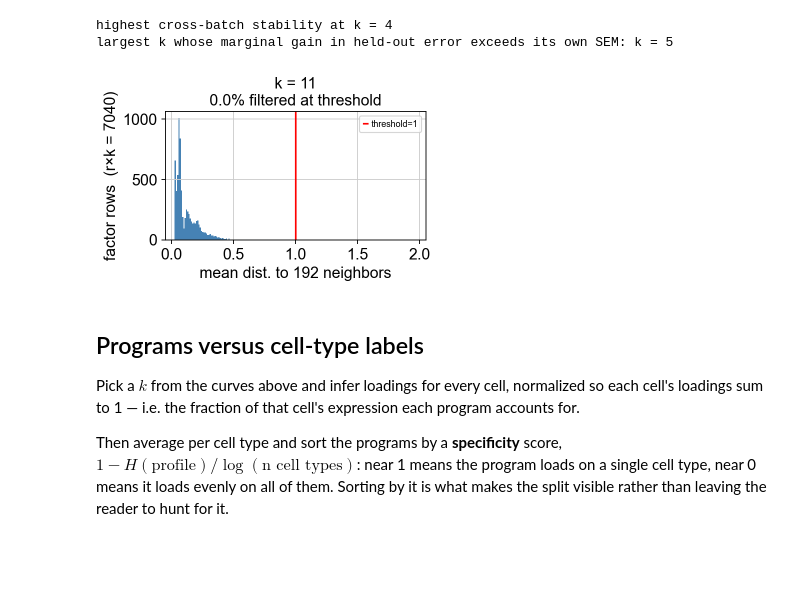
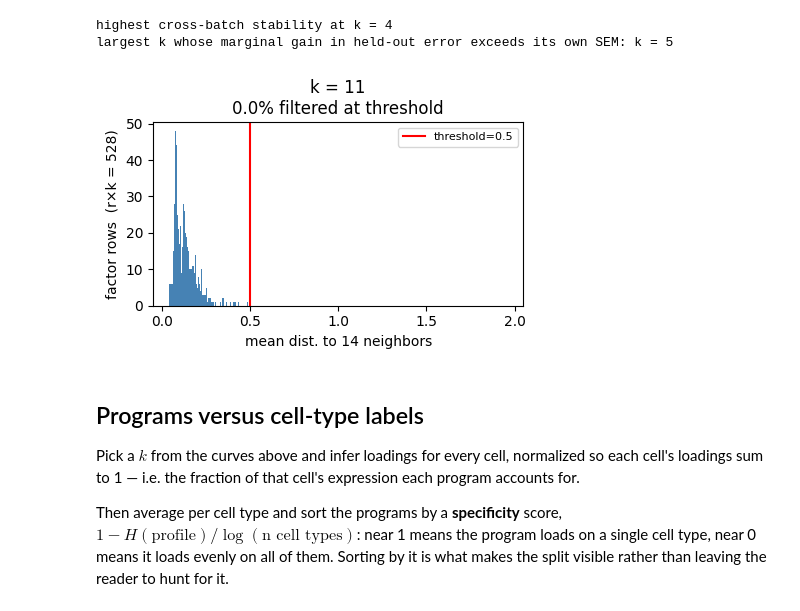
Before and after one commit to cellarium-ai/cellarium-ml, a Jupyter notebook: notebooks/cnmf_transformer_demo.ipynb, the cells around one changed output. Cells and saved outputs as stored; diff of their text form; code cells hidden in the pictures; blank space fills up the shorter version.

```diff
--- a/notebooks/cnmf_transformer_demo.ipynb
+++ b/notebooks/cnmf_transformer_demo.ipynb
@@ -777,6 +783,9 @@ dataloader applies them:
 `DistributedAnnDataCollection`.
 # %%
 K_VALUES_PBMC = list(range(4, 21))
+
+# an experiment to see if we can generalize to untrained k (11 was best in a full run)
+K_VALUES_PBMC.remove(11)
 
 # pbmc_adata.X = pbmc_adata.layers['raw'].copy()
 
@@ -801,10 +810,10 @@ pbmc_model = CNMFTransformer(
     n_self_attention_heads=8,
     n_replicates=64,
     fista_iterations_train=100,
-    curriculum_warmup_steps=500,
+    curriculum_warmup_steps=300,
     # stability_burn_in_steps=1000,
-    drift_settle_steps=1500,
-    drift_tol=1e-6,
+    drift_settle_steps=300,
+    drift_tol=7e-5,
     outlier_gamma=0.0,
     drift_eval_n_cells=512,
     drift_check_every_n_steps=50,
@@ -1033,18 +1049,18 @@ largest k whose marginal gain in held-out error exceeds its own SEM: k = 5
 # %%
 pbmc_datamodule.setup("predict")
 
 plot_density_histograms(
     pbmc_model,
     k_values=[11],
-    density_threshold=1,
+    density_threshold=0.5,
     local_neighborhood_size=0.3,
-    dataloader=measurement_batches(pbmc_datamodule, n_batches=20),
+    dataloader=measurement_batches(pbmc_datamodule, n_batches=3),
     transforms=all_transforms(pbmc_module),  # empty here; see part 2
-    n_replicates=32,
-    n_batches=20,
+    n_replicates=16,
+    n_batches=3,
 );
 # %% [output]
-[figure, old version]
+[figure, new version]
 # %% [markdown]
 ## Programs versus cell-type labels
 
```
Also changed, not shown: parts of 26 cells of this notebook.
